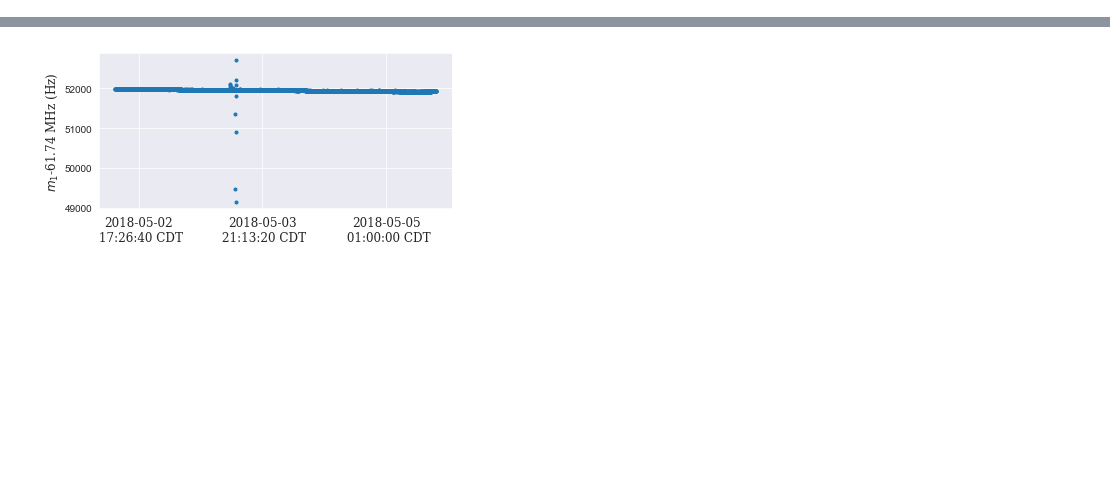
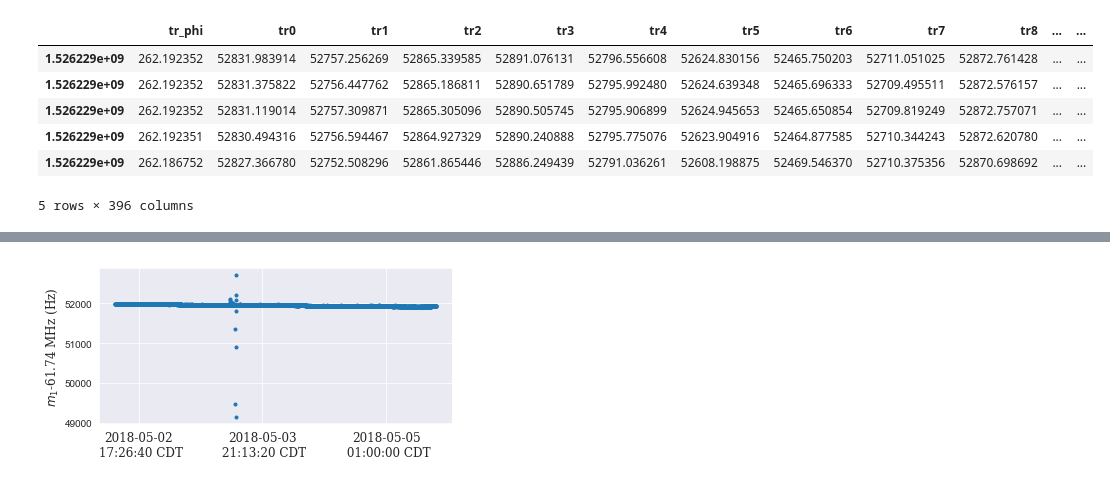
Before and after one commit to aetb/trfp, a Jupyter notebook: 9DayJonathan.ipynb, the cells around one changed output, grey strips where cells are left out. Drawn from its saved outputs; the diff is of its cells as text; code cells hidden in the pictures; blank space fills up the shorter version.

```diff
--- a/9DayJonathan.ipynb
+++ b/9DayJonathan.ipynb
@@ -23,17 +20,27 @@ The autoreload extension is already loaded. To reload it, use:
 # %%
 filename = 'hdf5/9day.h5'
 
 fp_interp_df_1 = pd.read_hdf(filename, key = "fp_df_1")
 fp_interp_df_2 = pd.read_hdf(filename, key = "fp_df_2")
 fp_interp_df_3 = pd.read_hdf(filename, key = "fp_df_3")
 fp_interp_df_4 = pd.read_hdf(filename, key = "fp_df_4")
 
 tr_interp_df_1 = pd.read_hdf(filename, key = "tr_df_1")
 tr_interp_df_2 = pd.read_hdf(filename, key = "tr_df_2")
 tr_interp_df_3 = pd.read_hdf(filename, key = "tr_df_3")
 tr_interp_df_4 = pd.read_hdf(filename, key = "tr_df_4")
 tr_interp_df_5 = pd.read_hdf(filename, key = "tr_df_5")
 tr_interp_df_6 = pd.read_hdf(filename, key = "tr_df_6")
+
+tr_interp_df_6.head()
+# %% [output]
+|  | tr_phi | tr0 | tr1 | tr2 | tr3 | tr4 | tr5 | tr6 | tr7 | tr8 | ... | ... |
+| 1.526229e+09 | 262.192352 | 52831.983914 | 52757.256269 | 52865.339585 | 52891.076131 | 52796.556608 | 52624.830156 | 52465.750203 | 52711.051025 | 52872.761428 | ... | ... |
+| 1.526229e+09 | 262.192352 | 52831.375822 | 52756.447762 | 52865.186811 | 52890.651789 | 52795.992480 | 52624.639348 | 52465.696333 | 52709.495511 | 52872.576157 | ... | ... |
+| 1.526229e+09 | 262.192352 | 52831.119014 | 52757.309871 | 52865.305096 | 52890.505745 | 52795.906899 | 52624.945653 | 52465.650854 | 52709.819249 | 52872.757071 | ... | ... |
+| 1.526229e+09 | 262.192351 | 52830.494316 | 52756.594467 | 52864.927329 | 52890.240888 | 52795.775076 | 52623.904916 | 52464.877585 | 52710.344243 | 52872.620780 | ... | ... |
+| 1.526229e+09 | 262.186752 | 52827.366780 | 52752.508296 | 52861.865446 | 52886.249439 | 52791.036261 | 52608.198875 | 52469.546370 | 52710.375356 | 52870.698692 | ... | ... |
+5 rows × 396 columns
 # %%
 #plt.plot(tr_interp_df_3.index.values, tr_interp_df_3["fp100"])
 # %%
```
Also changed, not shown: parts of 9 cells of this notebook, 6 other files.
